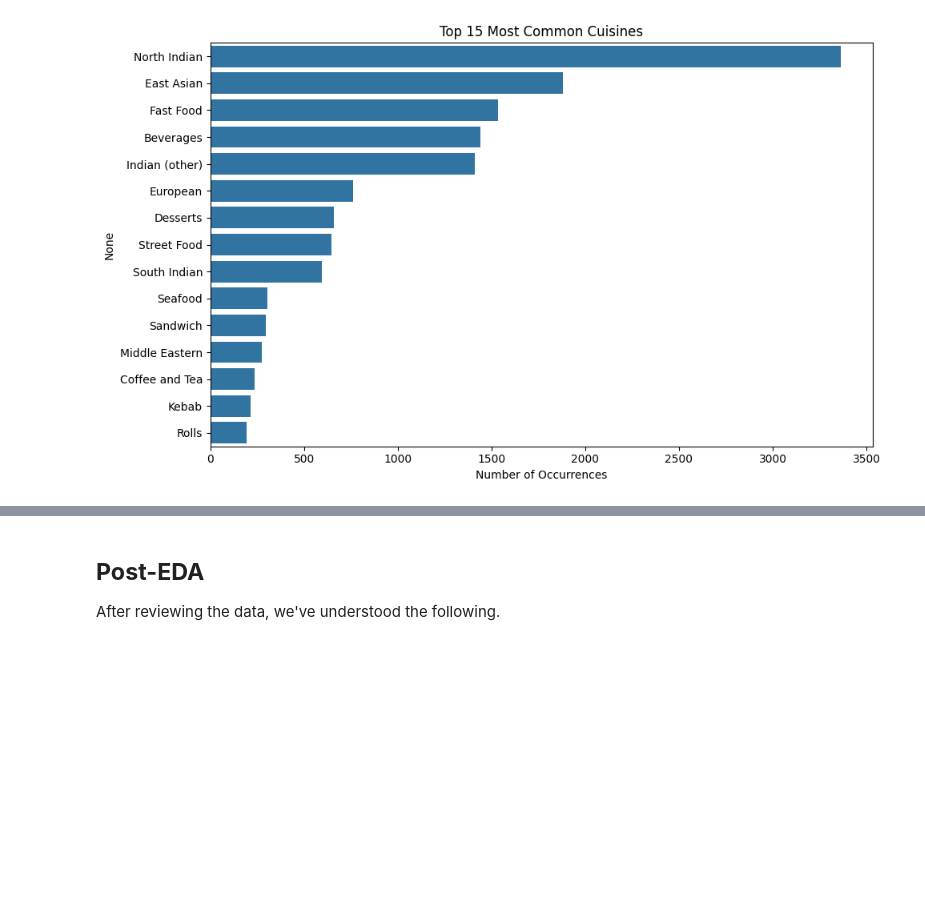
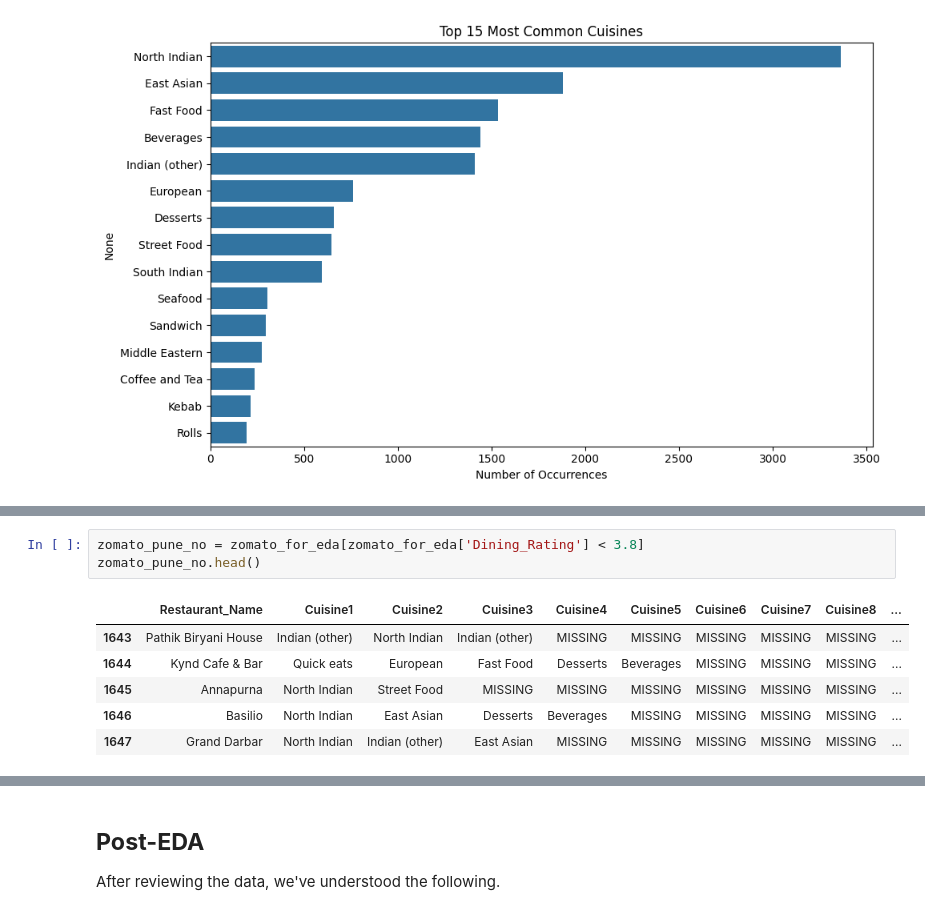
Before and after one commit to louis-uwie/CSCI111-Zomato-Recommendation-Analysis, a Jupyter notebook: LOZADA, BINWAG, CSCI 211 - On Zomato.ipynb, the cells around one changed output, grey strips where cells are left out. Cells and saved outputs as stored; diff of their text form; blank space fills up the shorter version.

```diff
--- a/LOZADA, BINWAG, CSCI 211 - On Zomato.ipynb
+++ b/LOZADA, BINWAG, CSCI 211 - On Zomato.ipynb
@@ -352,0 +506,10 @@ plt.show()
+# %%
+zomato_pune_no = zomato_for_eda[zomato_for_eda['Dining_Rating'] < 3.8]
+zomato_pune_no.head()
+# %% [output]
+|  | Restaurant_Name | Cuisine1 | Cuisine2 | Cuisine3 | Cuisine4 | Cuisine5 | Cuisine6 | Cuisine7 | Cuisine8 | ... |
+| 1643 | Pathik Biryani House | Indian (other) | North Indian | Indian (other) | MISSING | MISSING | MISSING | MISSING | MISSING | ... |
+| 1644 | Kynd Cafe & Bar | Quick eats | European | Fast Food | Desserts | Beverages | MISSING | MISSING | MISSING | ... |
+| 1645 | Annapurna | North Indian | Street Food | MISSING | MISSING | MISSING | MISSING | MISSING | MISSING | ... |
+| 1646 | Basilio | North Indian | East Asian | Desserts | Beverages | MISSING | MISSING | MISSING | MISSING | ... |
+| 1647 | Grand Darbar | North Indian | Indian (other) | East Asian | MISSING | MISSING | MISSING | MISSING | MISSING | ... |
```
Also changed, not shown: parts of 22 cells of this notebook.
